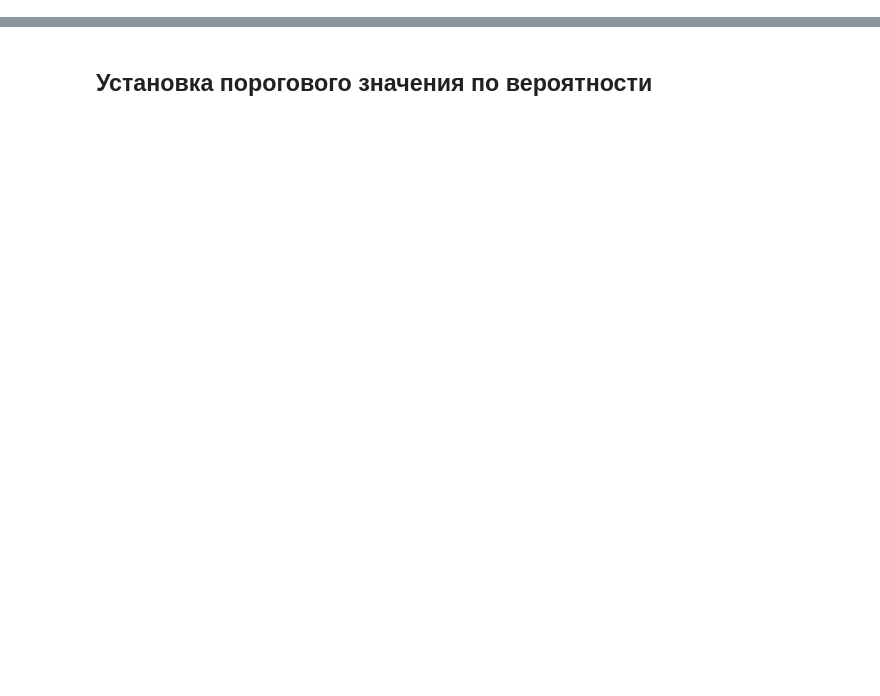
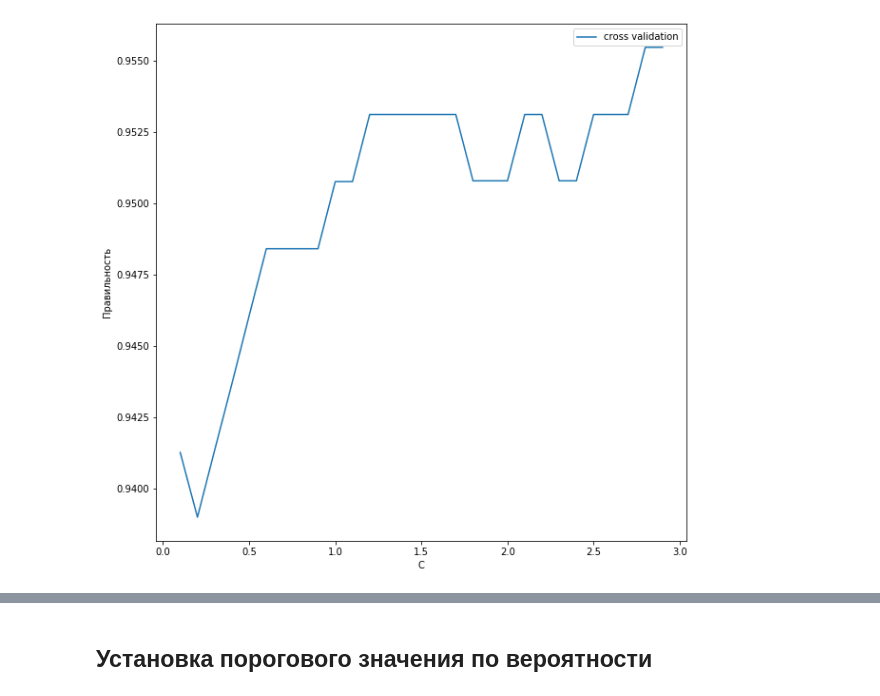
Before and after one commit to KarrieH/Breast_Can-er_training_ScikitLearn, a Jupyter notebook: log_reg_CancerData.ipynb, the cells around one changed output, grey strips where cells are left out. Saved outputs shown, nothing was run; the diff lists cells and outputs as text; code cells hidden in the pictures; blank space fills up the shorter version.

```diff
--- a/log_reg_CancerData.ipynb
+++ b/log_reg_CancerData.ipynb
@@ -207,0 +75,16 @@ C = 4.60 правильность = 0.9371 AUC = 0.992
+# %%
+param = np.arange(0,3,0.1)
+scores = []
+for c in param[1:]:
+    log_reg = LogisticRegression(C = c)
+    scor = cross_val_score(log_reg, X_trainval, y_trainval, cv = 5)
+    scores.append(np.mean(scor))
+
+plt.plot(param[1:], scores,label = 'cross validation')
+plt.ylabel("Правильность")
+plt.xlabel("C")
+plt.legend()
+plt.plot()
+rcParams['figure.figsize'] = 10, 15
+# %% [output]
+[figure, added]
```
Also changed, not shown: parts of 80 cells of this notebook, 1 other file.
